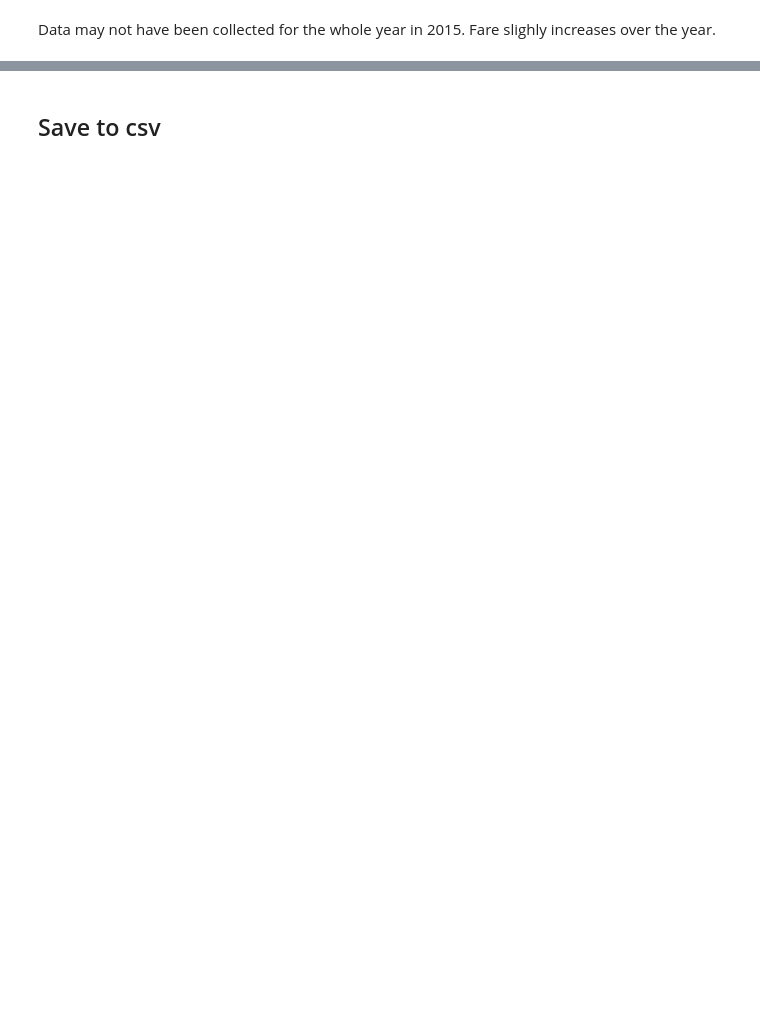
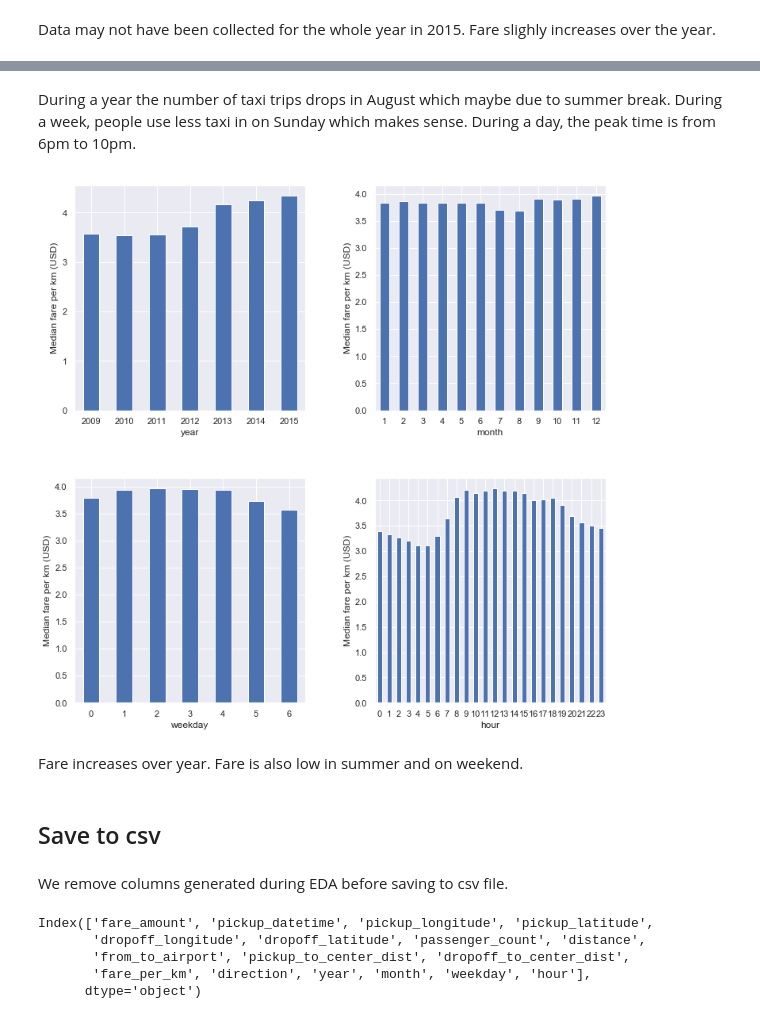
Before and after one commit to nguyentrunghai/Kaggle_projects, a Jupyter notebook: New_York_City_Taxi_Fare/data_cleaning.ipynb, the cells around one changed output, grey strips where cells are left out. Cells and saved outputs as stored; diff of their text form; code cells hidden in the pictures; blank space fills up the shorter version.

```diff
--- a/New_York_City_Taxi_Fare/data_cleaning.ipynb
+++ b/New_York_City_Taxi_Fare/data_cleaning.ipynb
@@ -1195,2 +1181,28 @@ by_weekday = train_df.groupby("weekday")["fare_amount"].agg(["count"])
+# %% [markdown]
+During a year the number of taxi trips drops in August which maybe due to summer break. During a week, people use less taxi in on Sunday which makes sense. During a day, the peak time is from 6pm to 10pm.
+# %%
+fig, axes = plt.subplots(nrows=2, ncols=2, figsize=(12, 12))
+plt.subplots_adjust(hspace=0.3, wspace=0.3)
+axes = axes.flatten()
+
+for ax, t in zip(axes, ["year", "month", "weekday", "hour"]):
+    agg = train_df.groupby(t)["fare_per_km"].agg("median")
+    agg.plot(kind="bar", ax=ax)
+    ax.set_ylabel("Median fare per km (USD)")
+    ax.set_xticklabels(agg.index.to_list(), rotation=0)
+# %% [output]
+[figure, added]
+# %% [markdown]
+Fare increases over year. Fare is also low in summer and on weekend.
 # %% [markdown]
 ## Save to csv
+# %% [markdown]
+We remove columns generated during EDA before saving to csv file.
+# %%
+train_df.columns
+# %% [output]
+Index(['fare_amount', 'pickup_datetime', 'pickup_longitude', 'pickup_latitude',
+       'dropoff_longitude', 'dropoff_latitude', 'passenger_count', 'distance',
+       'from_to_airport', 'pickup_to_center_dist', 'dropoff_to_center_dist',
+       'fare_per_km', 'direction', 'year', 'month', 'weekday', 'hour'],
+      dtype='object')
```
Also changed, not shown: parts of 13 cells of this notebook.
